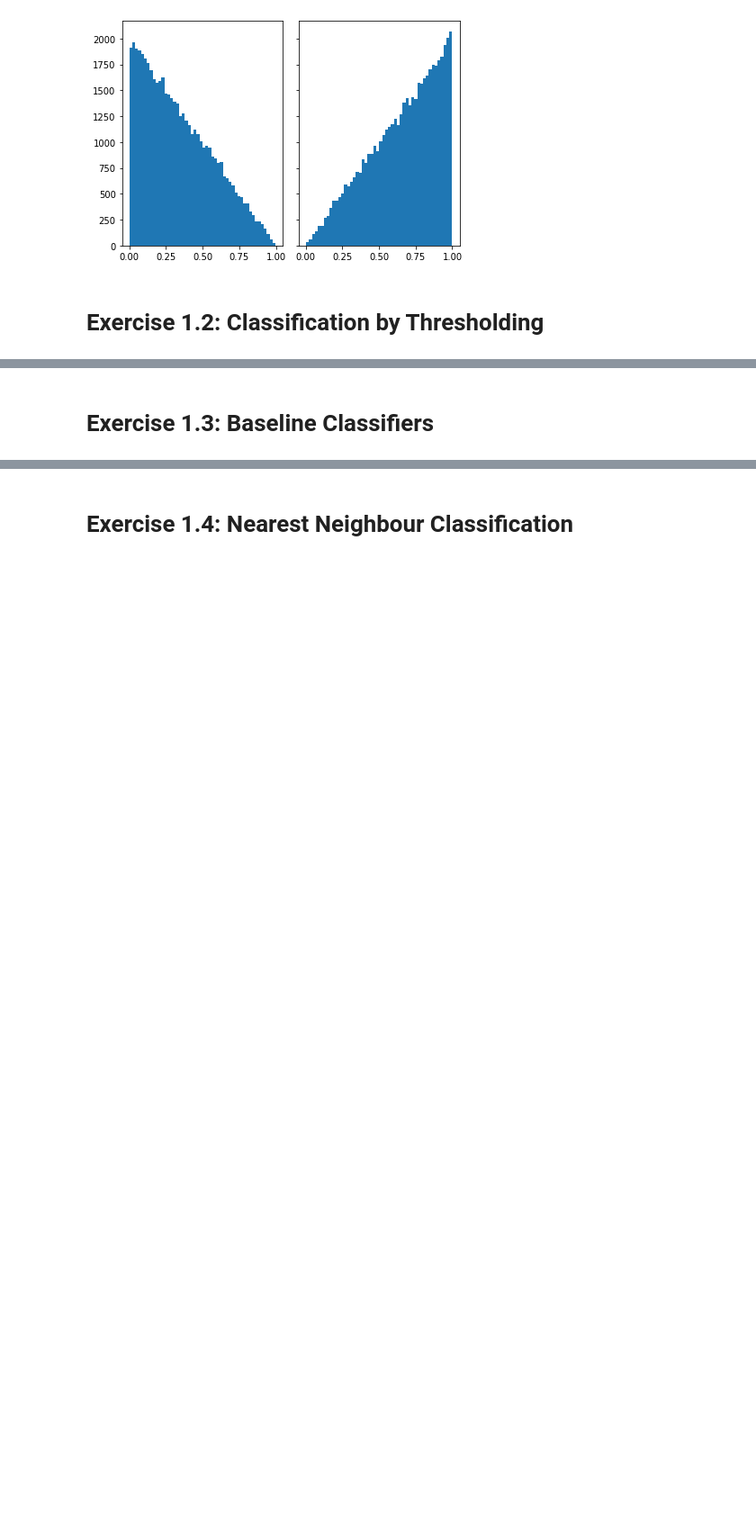
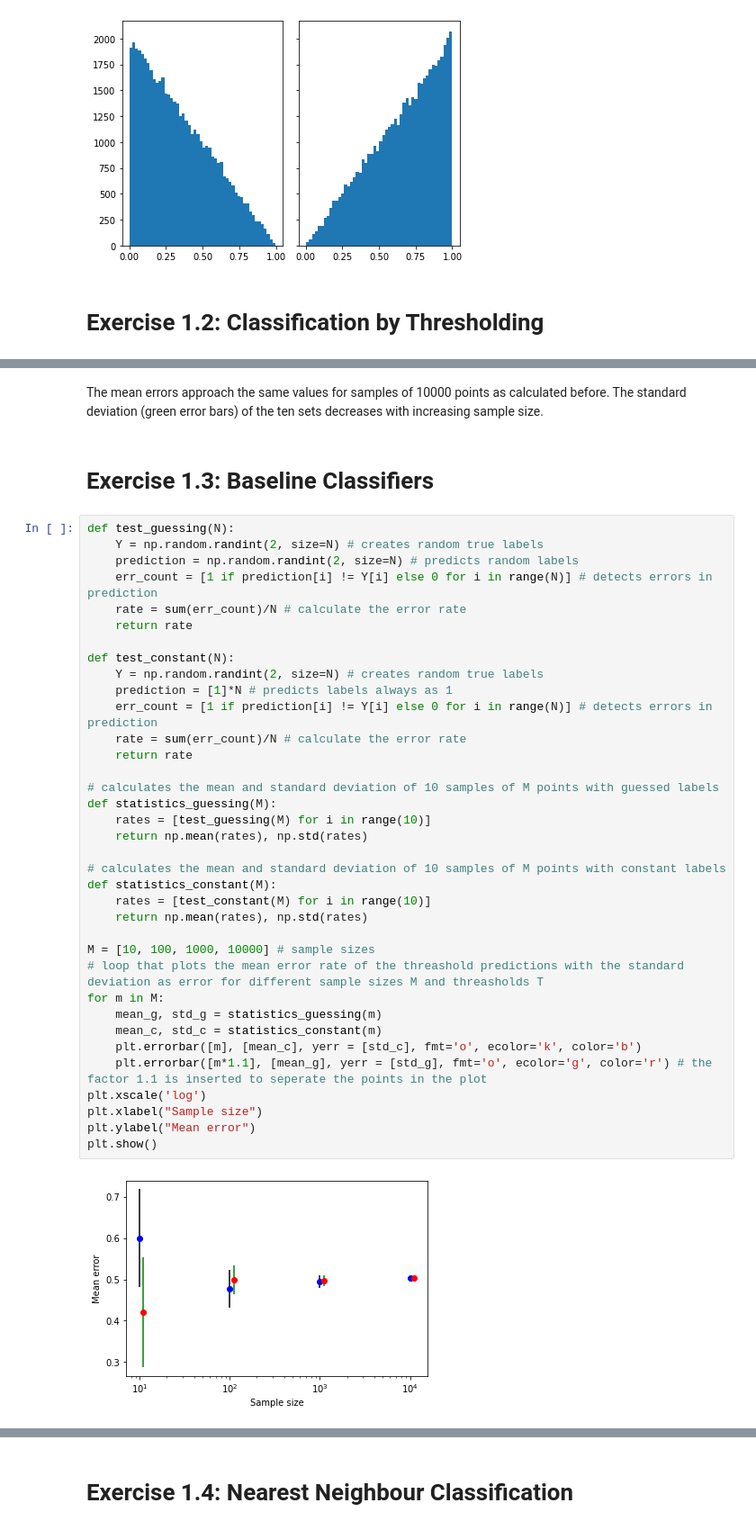
Before and after one commit to kdidi99/ml_fundamentals_hd, a Jupyter notebook: monte-carlo.ipynb, the cells around one changed output, grey strips where cells are left out. Shown at 90% size. Cells and saved outputs as stored; diff of their text form; blank space fills up the shorter version.

```diff
--- a/monte-carlo.ipynb
+++ b/monte-carlo.ipynb
@@ -123,2 +182,42 @@ axs[1].hist(x1, bins=n_bins)
+# %% [markdown]
+The mean errors approach the same values for samples of 10000 points as calculated before. The standard deviation (green error bars) of the ten sets decreases with increasing sample size.
 # %% [markdown]
 # Exercise 1.3: Baseline Classifiers
+# %%
+def test_guessing(N):
+    Y = np.random.randint(2, size=N) # creates random true labels
+    prediction = np.random.randint(2, size=N) # predicts random labels
+    err_count = [1 if prediction[i] != Y[i] else 0 for i in range(N)] # detects errors in prediction
+    rate = sum(err_count)/N # calculate the error rate
+    return rate
+
+def test_constant(N):
+    Y = np.random.randint(2, size=N) # creates random true labels
+    prediction = [1]*N # predicts labels always as 1
+    err_count = [1 if prediction[i] != Y[i] else 0 for i in range(N)] # detects errors in prediction
+    rate = sum(err_count)/N # calculate the error rate
+    return rate
+
+# calculates the mean and standard deviation of 10 samples of M points with guessed labels
+def statistics_guessing(M):
+    rates = [test_guessing(M) for i in range(10)]
+    return np.mean(rates), np.std(rates)
+
+# calculates the mean and standard deviation of 10 samples of M points with constant labels
+def statistics_constant(M):
+    rates = [test_constant(M) for i in range(10)]
+    return np.mean(rates), np.std(rates)
+
+M = [10, 100, 1000, 10000] # sample sizes
+# loop that plots the mean error rate of the threashold predictions with the standard deviation as error for different sample sizes M and threasholds T
+for m in M:
+    mean_g, std_g = statistics_guessing(m)
+    mean_c, std_c = statistics_constant(m)
+    plt.errorbar([m], [mean_c], yerr = [std_c], fmt='o', ecolor='k', color='b')
+    plt.errorbar([m*1.1], [mean_g], yerr = [std_g], fmt='o', ecolor='g', color='r') # the factor 1.1 is inserted to seperate the points in the plot
+plt.xscale('log')
+plt.xlabel("Sample size")
+plt.ylabel("Mean error")
+plt.show()
+# %% [output]
+[figure, added]
```
Also changed, not shown: parts of 4 cells of this notebook.
